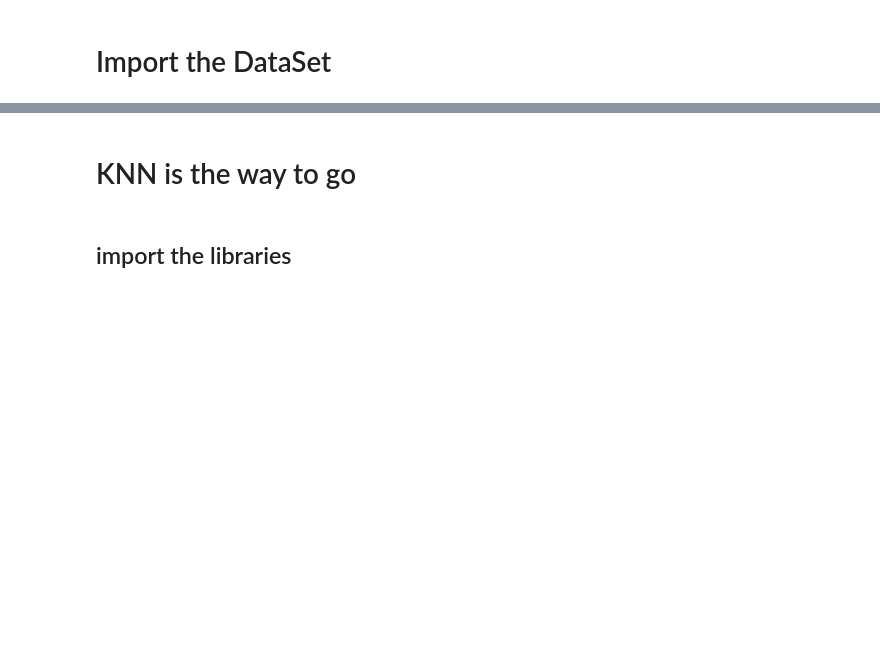
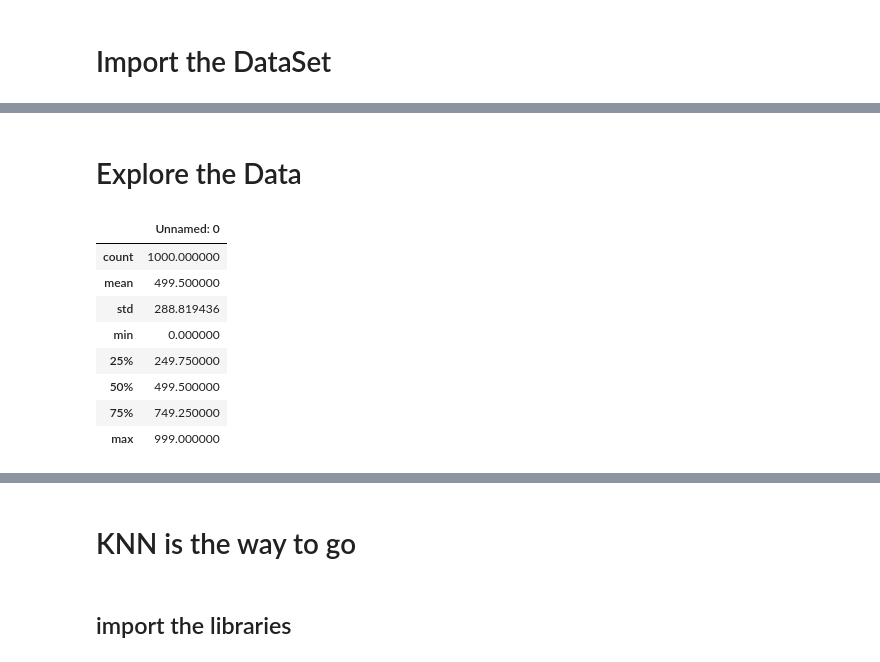
Before and after one commit to Jack-Merrett/food-pandora, a Jupyter notebook: data_clean/data_exploration.ipynb, the cells around one changed output, grey strips where cells are left out. Saved outputs shown, nothing was run; the diff lists cells and outputs as text; code cells hidden in the pictures; blank space fills up the shorter version.

Commit message:
changed the data set we are using for the first iteration

```diff
--- a/data_clean/data_exploration.ipynb
+++ b/data_clean/data_exploration.ipynb
@@ -237,0 +30,4 @@ dtype: int64
+# %%
+data = pd.read_csv('../raw_data/Tokyo_Restaurant_Reviews_Tabelog.csv')
+df = pd.read_csv('../raw_data/restaurants_tokyo.csv')
+data.head()
@@ -237,0 +43,14 @@ dtype: int64
+# %% [markdown]
+# Explore the Data
+# %%
+df.describe()
+# %% [output]
+|  | Unnamed: 0 |
+| count | 1000.000000 |
+| mean | 499.500000 |
+| std | 288.819436 |
+| min | 0.000000 |
+| 25% | 249.750000 |
+| 50% | 499.500000 |
+| 75% | 749.250000 |
+| max | 999.000000 |
```
Also changed, not shown: parts of 38 cells of this notebook.
